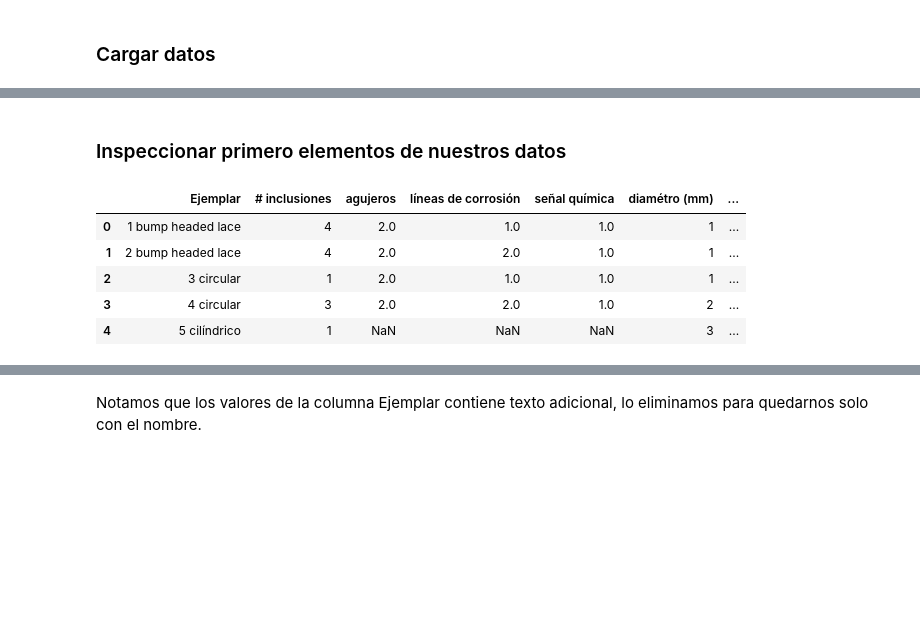
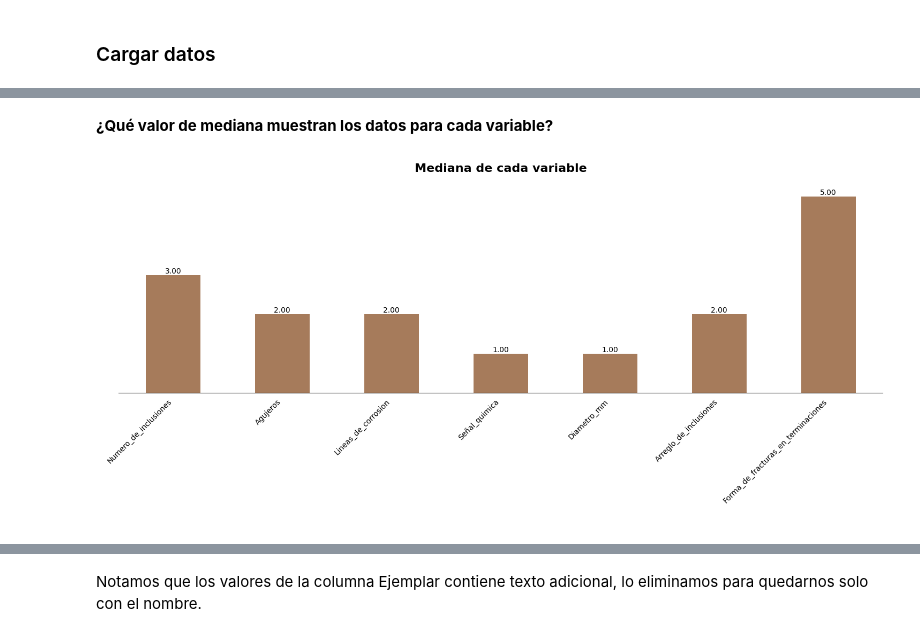
Before and after one commit to jmartingv/coprolite-analysis, a Jupyter notebook: eda/eda.ipynb, the cells around one changed output, grey strips where cells are left out. Saved outputs shown, nothing was run; the diff lists cells and outputs as text; code cells hidden in the pictures; blank space fills up the shorter version.

```diff
--- a/eda/eda.ipynb
+++ b/eda/eda.ipynb
@@ -31,3 +28,6 @@ import os
 # %%
 # Load the data
-df = pd.read_excel('../data/raw/coprolitos_raw.xlsx')
+df = pd.read_excel('../data/processed/coprolitos_processed.xlsx')
+
+# Inspeccionar primeros elementos
+df.head()
@@ -34,11 +41,34 @@ df = pd.read_excel('../data/raw/coprolitos_raw.xlsx')
-# %% [markdown]
-### Inspeccionar primero elementos de nuestros datos
-# %%
-df.head()
-# %% [output]
-|  | Ejemplar | # inclusiones | agujeros | líneas de corrosión | señal química | diamétro (mm) | ... |
-| 0 | 1 bump headed lace | 4 | 2.0 | 1.0 | 1.0 | 1 | ... |
-| 1 | 2 bump headed lace | 4 | 2.0 | 2.0 | 1.0 | 1 | ... |
-| 2 | 3 circular | 1 | 2.0 | 1.0 | 1.0 | 1 | ... |
-| 3 | 4 circular | 3 | 2.0 | 2.0 | 1.0 | 2 | ... |
-| 4 | 5 cilíndrico | 1 | NaN | NaN | NaN | 3 | ... |
+# %% [markdown]
+**¿Qué valor de mediana muestran los datos para cada variable?**
+# %%
+# Calculate the mean for each variable in the dataset
+mean_values = df.median(numeric_only=True)
+
+# Create a bar plot for the mean values of each variable
+fig, ax = plt.subplots(figsize=(15, 7))
+bars = mean_values.plot(kind='bar', color='#A67B5B', ax=ax)
+
+# Customize the plot
+ax.set_title('Mediana de cada variable', fontsize=16, pad=20, fontweight='bold')
+ax.set_xlabel(' ', fontsize=12, labelpad=10)
+ax.set_ylabel(' ', fontsize=12, labelpad=10)
+ax.set_xticklabels(mean_values.index, rotation=45, ha='right')
+
+# Add text labels on bars
+for bar in bars.patches:
+    height = bar.get_height()
+    ax.text(bar.get_x() + bar.get_width() / 2, height, f'{height:.2f}',
+            ha='center', va='bottom', fontsize=10, color='black')
+
+# Customize ticks and spines
+ax.tick_params(axis='x', which='both', bottom=False, top=False, labelbottom=True)
+ax.tick_params(axis='y', which='both', left=False, labelleft=False)
+ax.spines['left'].set_visible(False)
+ax.spines['bottom'].set_visible(True)
+ax.spines['top'].set_visible(False)
+ax.spines['right'].set_visible(False)
+
+plt.tight_layout()
+plt.show()
+# %% [output]
+[figure, added]
```
Also changed, not shown: parts of 18 cells of this notebook.
